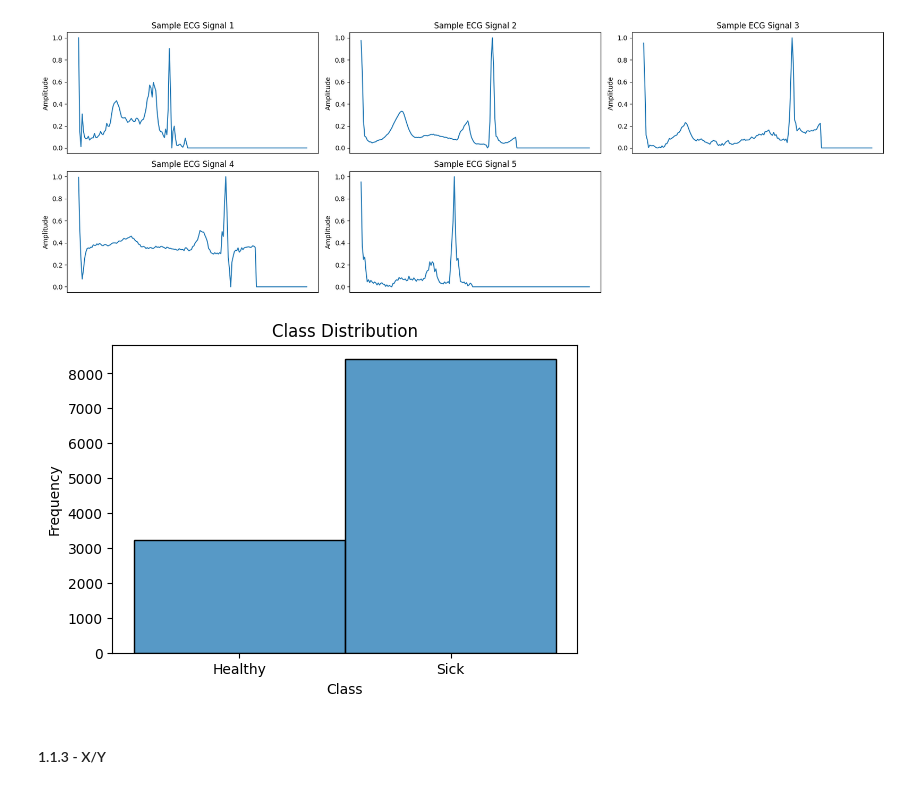
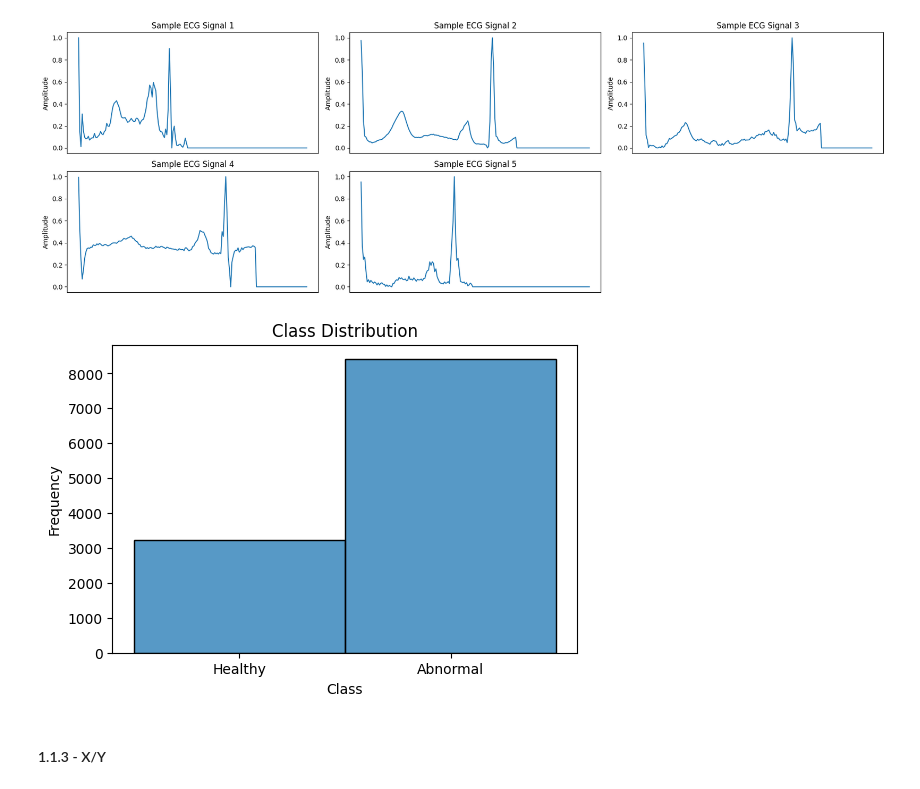
Before and after one commit to nexusfb/ETH-MLxHC-ECG-Representation-Learning, a Jupyter notebook: Project2.ipynb, the cells around one changed output. Drawn from its saved outputs; the diff is of its cells as text; code cells hidden in the pictures.

Commit message:
Edit plot

```diff
--- a/Project2.ipynb
+++ b/Project2.ipynb
@@ -85,14 +85,14 @@ plt.show()
 # %%
 # step 3 - class distribution
 plt.figure(figsize=(6, 4))
 sns.histplot(data=PTB_train, x="Class", bins=2, edgecolor='black')
 plt.xlabel("Class")
 plt.ylabel("Frequency")
 plt.title("Class Distribution")
-plt.xticks([0.25, 0.75], ['Healthy', 'Sick'])
+plt.xticks([0.25, 0.75], ['Healthy', 'Abnormal'])
 plt.show()
 # %% [output]
-[figure, old version]
+[figure, new version]
 # %% [markdown]
 #### 1.1.3 - X/Y
 # %%
```
